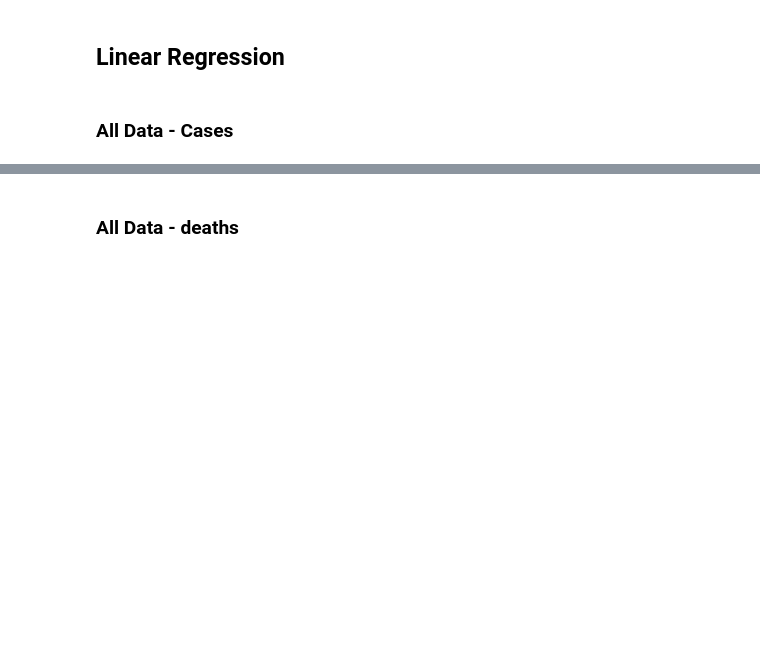
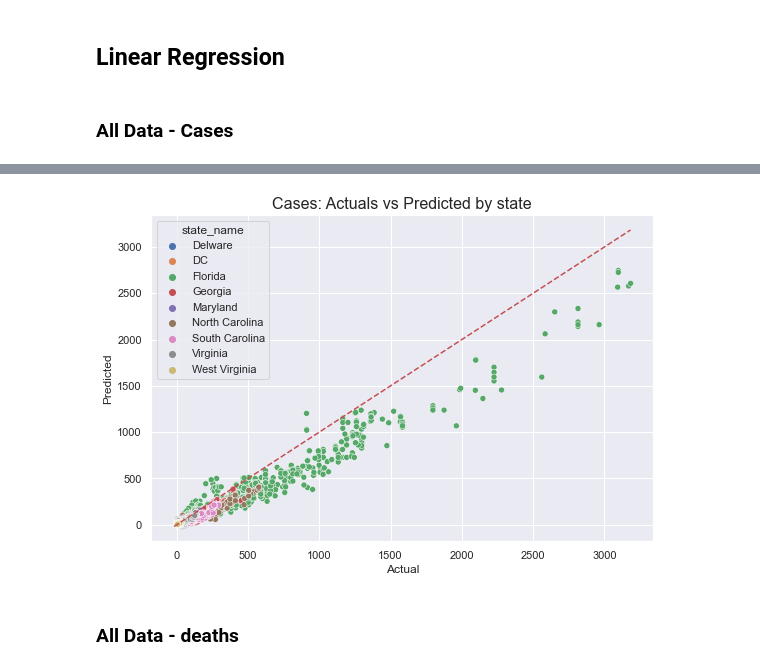
Before and after one commit to ehmartens/cs5644-project, a Jupyter notebook: Modeling Notebook.ipynb, the cells around one changed output, grey strips where cells are left out. Cells and saved outputs as stored; diff of their text form; code cells hidden in the pictures; blank space fills up the shorter version.

```diff
--- a/Modeling Notebook.ipynb
+++ b/Modeling Notebook.ipynb
@@ -135,3 +138,21 @@ R^2 Score: 0.90
+# %%
+unpivoted_cases = unpivoted_df[['date', 'FIPS', 'cases']].copy()
+unpivoted_cases['STATE'] = unpivoted_cases['FIPS'].apply(lambda x: x[:2])
+unpivoted_cases = unpivoted_cases.merge(state_code_map, left_on='STATE', right_on='code', how='left')
+# %%
+unpivoted_cases_test = unpivoted_cases[unpivoted_cases['date'] > '2021-06-14']
+# %%
+plt.figure(figsize=(9,6))
+sns.scatterplot(x=y_test_cases, y=cases_pred_lm, hue=unpivoted_cases_test['state_name'])
+xymin = min(np.min(y_test_cases), np.min(cases_pred_lm))
+xymax = max(np.max(y_test_cases), np.max(cases_pred_lm))
+plt.plot([xymin, xymax],[xymin, xymax], color="r", linestyle="--")
+plt.xlabel('Actual')
+plt.ylabel('Predicted')
+plt.title('Cases: Actuals vs Predicted by state', fontsize=16)
+plt.show()
+# %% [output]
+[figure, added]
 # %% [markdown]
 ### All Data - deaths
 # %%
```
Also changed, not shown: parts of 39 cells of this notebook, 14 other files.
